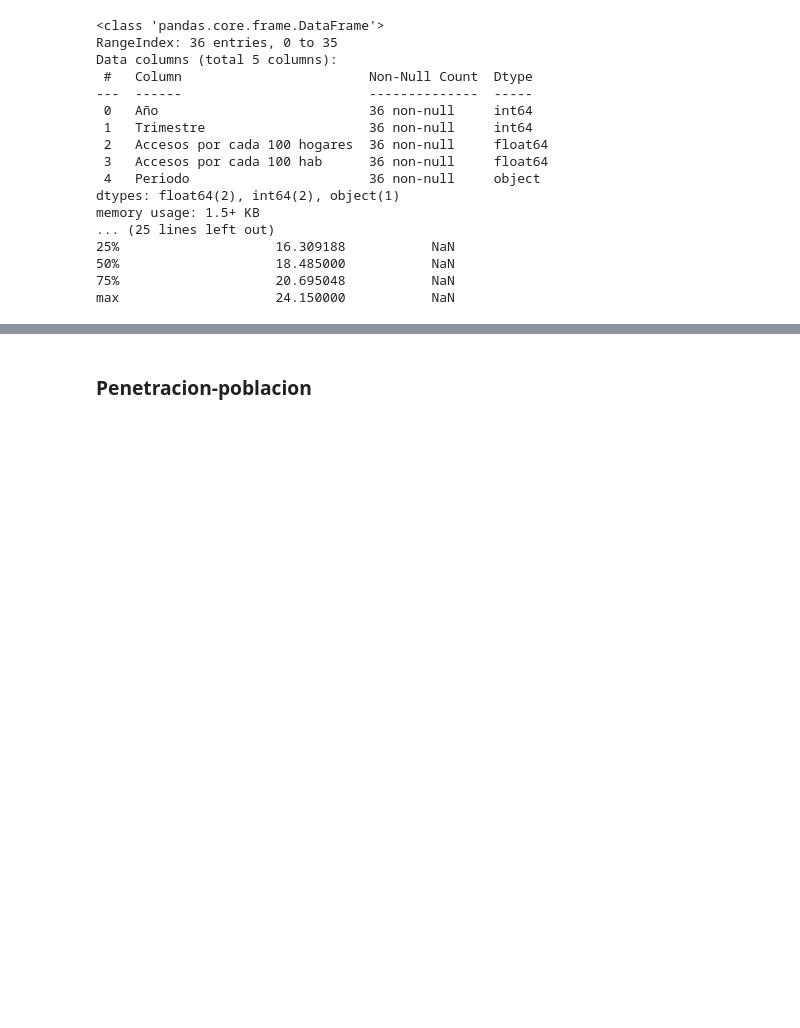
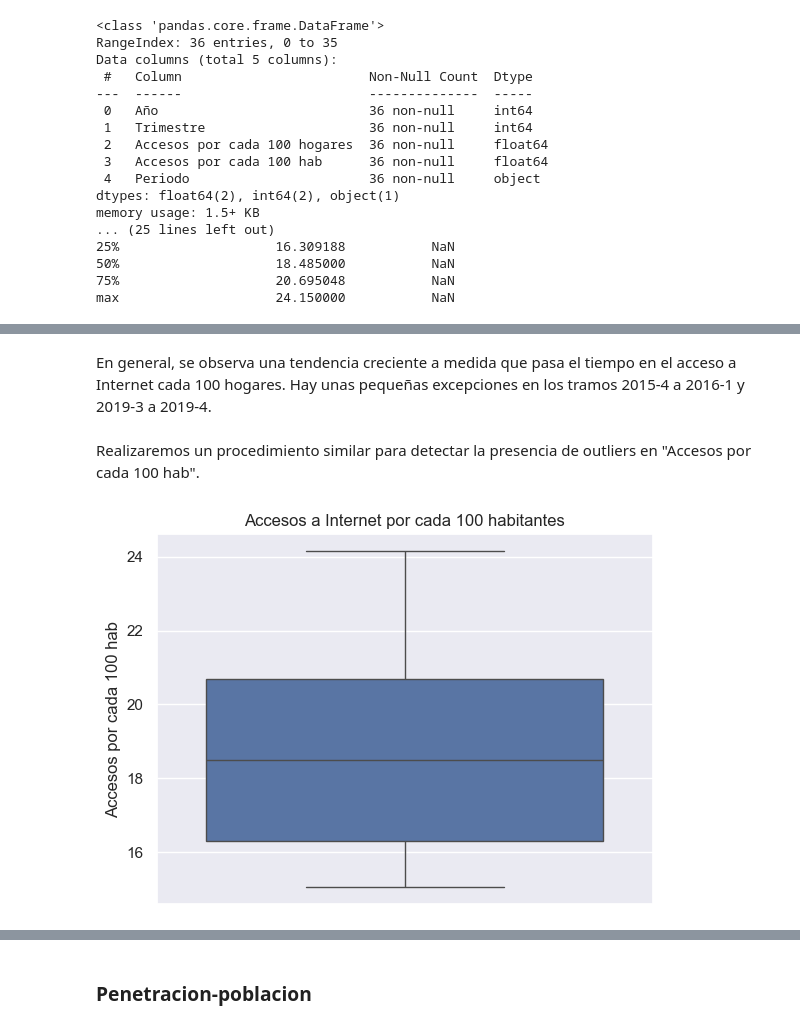
Before and after one commit to dsdrajlin/PI-DA-Telecomunicaciones, a Jupyter notebook: EDA.ipynb, the cells around one changed output, grey strips where cells are left out. Saved outputs shown, nothing was run; the diff lists cells and outputs as text; code cells hidden in the pictures; blank space fills up the shorter version.

```diff
--- a/EDA.ipynb
+++ b/EDA.ipynb
@@ -241,0 +294,10 @@ max                    24.150000           NaN
+# %% [markdown]
+En general, se observa una tendencia creciente a medida que pasa el tiempo en el acceso a Internet cada 100 hogares. Hay unas pequeñas excepciones en los tramos 2015-4 a 2016-1 y 2019-3 a 2019-4.
+# %% [markdown]
+Realizaremos un procedimiento similar para detectar la presencia de outliers en "Accesos por cada 100 hab".
+# %%
+# Crear el boxplot.
+sns.boxplot(data=penetracion_totales, y="Accesos por cada 100 hab")
+plt.title("Accesos a Internet por cada 100 habitantes");
+# %% [output]
+[figure, added]
```
Also changed, not shown: parts of 84 cells of this notebook, 3 other files.
